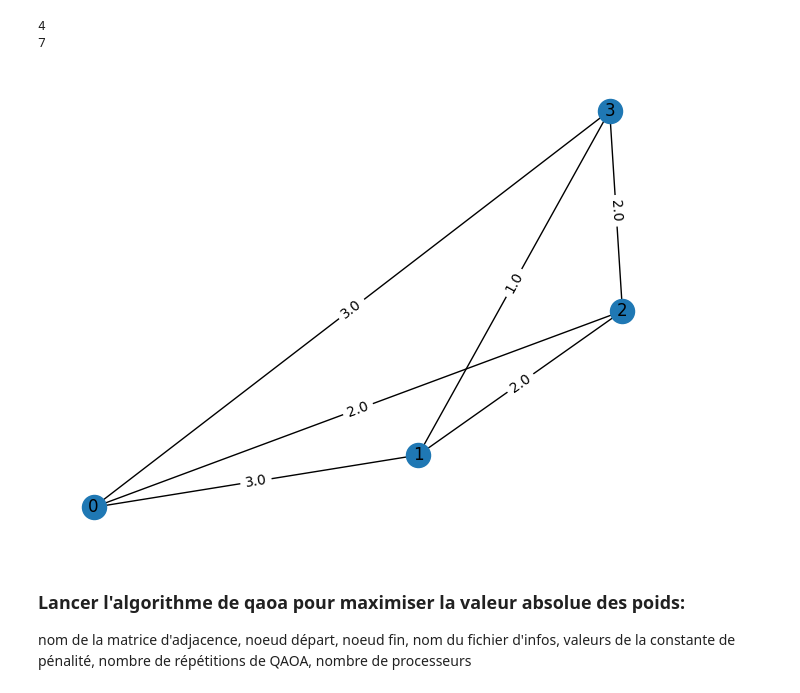
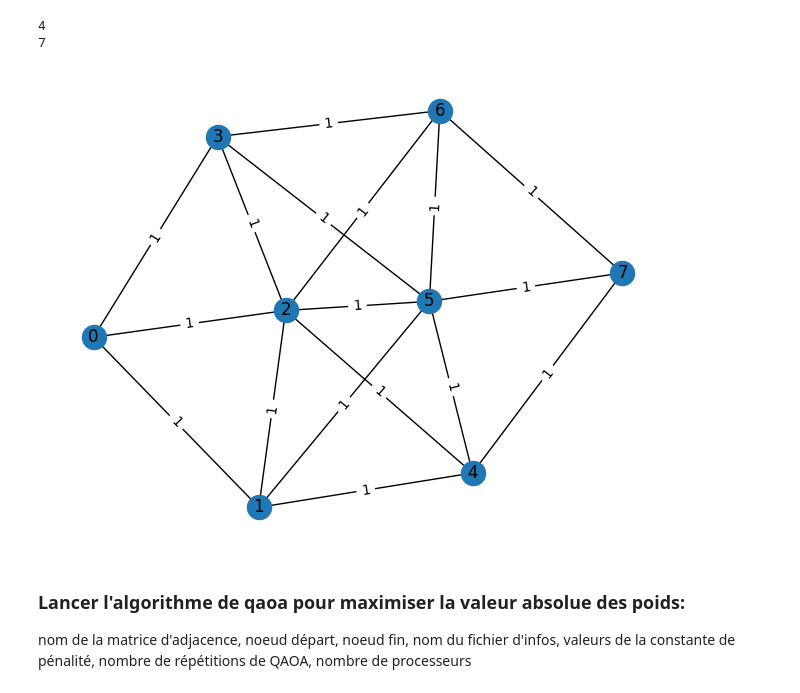
Before and after one commit to scilus/quactography, a Jupyter notebook: scripts/demo.ipynb, the cells around one changed output. Drawn from its saved outputs; the diff is of its cells as text; code cells hidden in the pictures.

Commit message:
created_test_graphs

```diff
--- a/scripts/demo.ipynb
+++ b/scripts/demo.ipynb
@@ -43,10 +43,10 @@ Figure(640x480)
 4
 7
 # %%
-!python 2_draw_random_adj_matrix.py rand_graph rand_graph_visu
-display(Image(filename='rand_graph_visu.png'))
+!python 2_draw_random_adj_matrix.py 17_edges_rand_graph 17_rand_graph_visu
+display(Image(filename='17_rand_graph_visu.png'))
 # %% [output]
-[figure, old version]
+[figure, new version]
 # %% [markdown]
 ### Lancer l'algorithme de qaoa pour maximiser la valeur absolue des poids:
 
```
Also changed, not shown: parts of 1 cell of this notebook, 3 other files.
